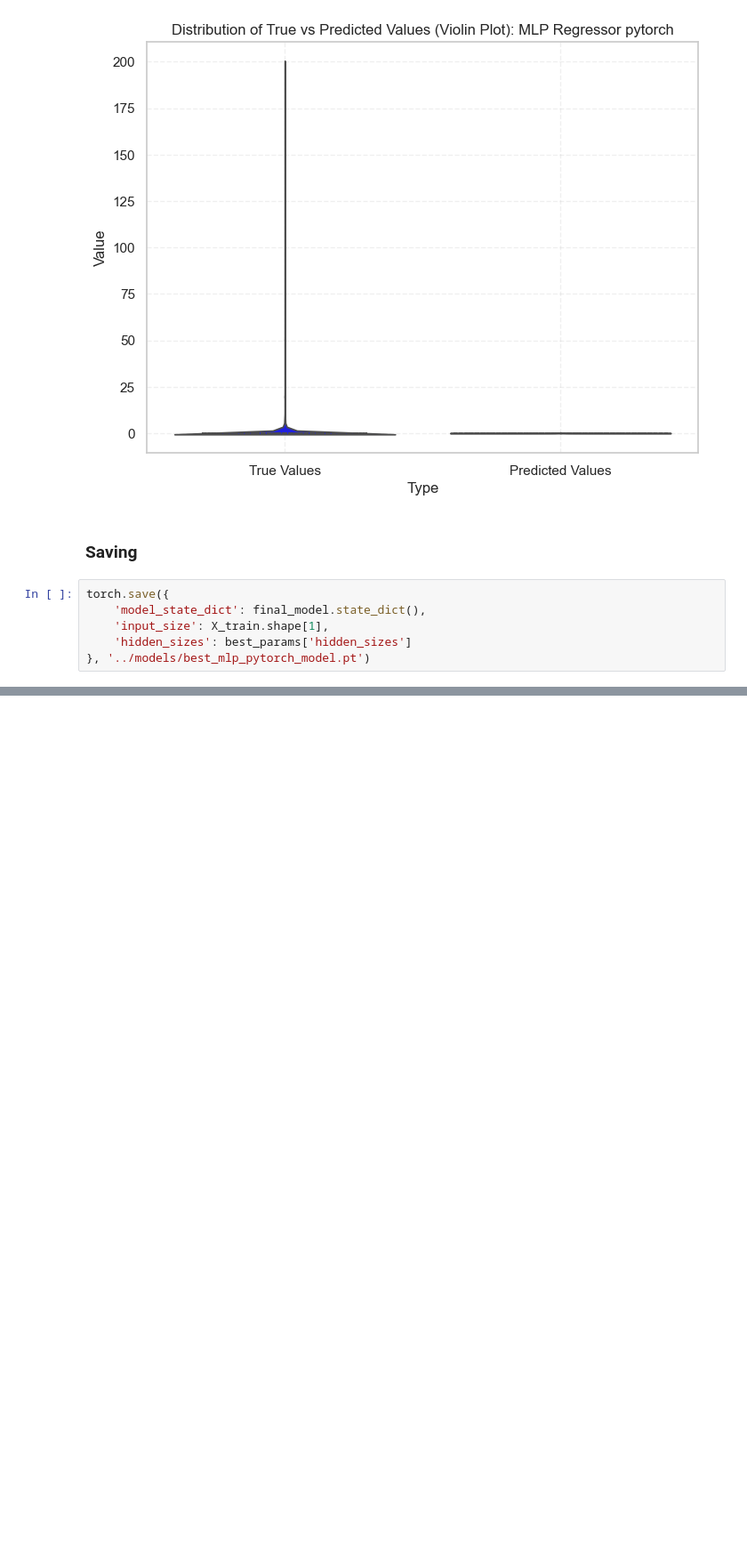
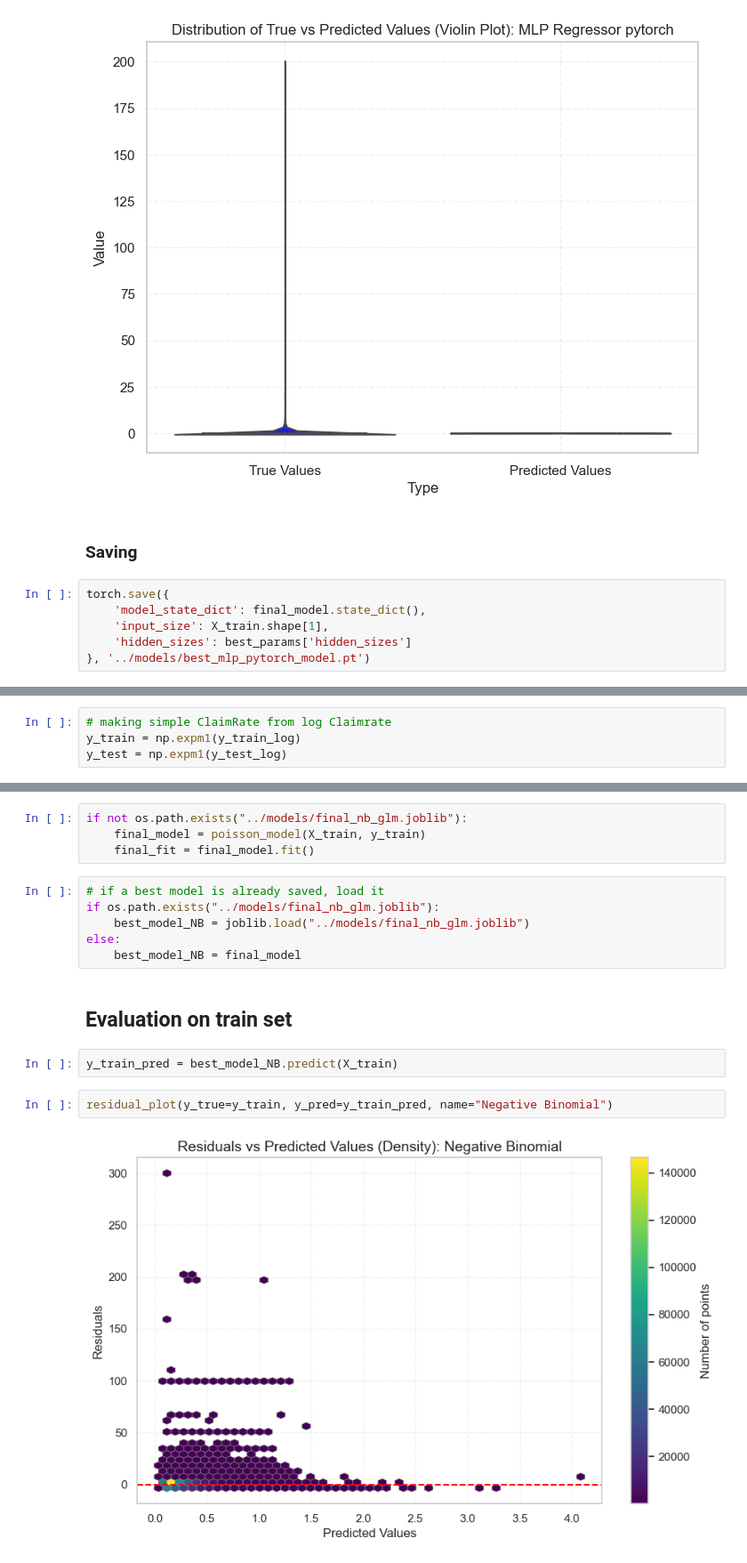
Before and after one commit to mindenki/2025-ITU-MachineLearning-Project-Claims-Risk-zrt, a Jupyter notebook: notebooks/05_Models_implemented.ipynb, the cells around one changed output, grey strips where cells are left out. Shown at 89% size. Drawn from its saved outputs; the diff is of its cells as text; blank space fills up the shorter version.

```diff
--- a/notebooks/05_Models_implemented.ipynb
+++ b/notebooks/05_Models_implemented.ipynb
@@ -459,0 +473,4 @@ torch.save({
+# %%
+# making simple ClaimRate from log Claimrate
+y_train = np.expm1(y_train_log)
+y_test = np.expm1(y_test_log)
@@ -459,0 +505,18 @@ torch.save({
+# %%
+if not os.path.exists("../models/final_nb_glm.joblib"):
+    final_model = poisson_model(X_train, y_train)
+    final_fit = final_model.fit()
+# %%
+# if a best model is already saved, load it
+if os.path.exists("../models/final_nb_glm.joblib"):
+    best_model_NB = joblib.load("../models/final_nb_glm.joblib")
+else:
+    best_model_NB = final_model
+# %% [markdown]
+## Evaluation on train set
+# %%
+y_train_pred = best_model_NB.predict(X_train)
+# %%
+residual_plot(y_true=y_train, y_pred=y_train_pred, name="Negative Binomial")
+# %% [output]
+[figure, added]
```
Also changed, not shown: parts of 47 cells of this notebook.
